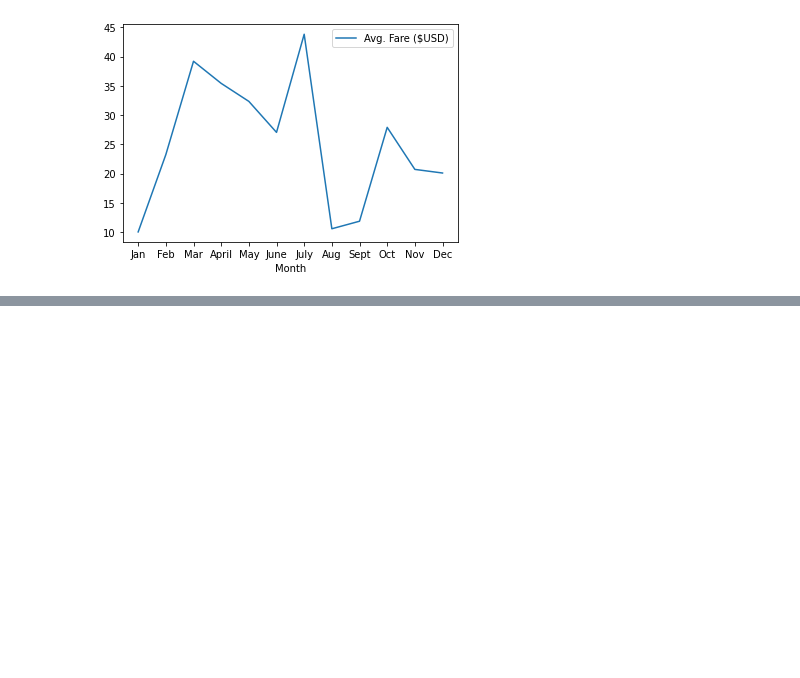
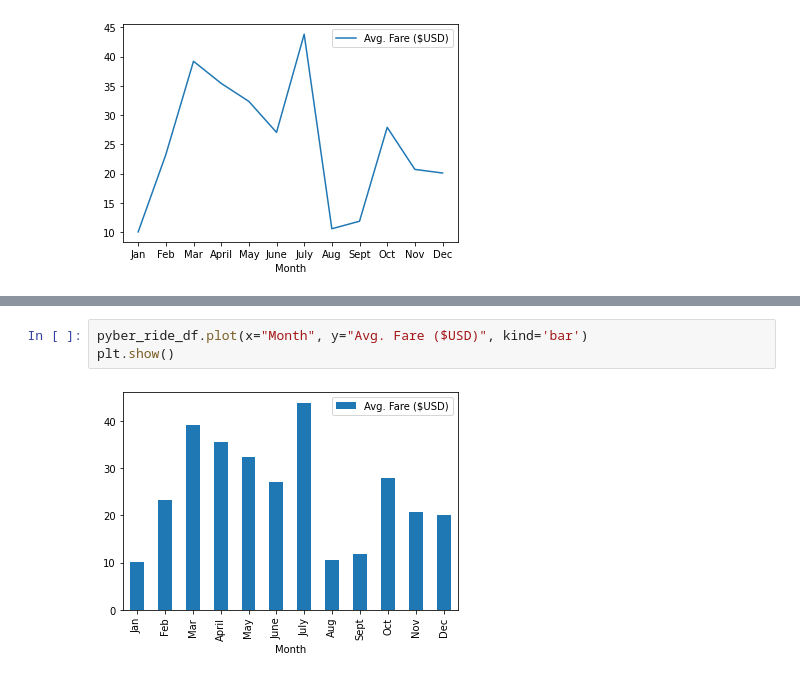
Before and after one commit to Tman5976/MatPlotLib_Analysis, a Jupyter notebook: Pyber_ride_data.ipynb, the cells around one changed output, grey strips where cells are left out. Cells and saved outputs as stored; diff of their text form; blank space fills up the shorter version.

```diff
--- a/Pyber_ride_data.ipynb
+++ b/Pyber_ride_data.ipynb
@@ -38,0 +45,5 @@ plt.show()
+# %%
+pyber_ride_df.plot(x="Month", y="Avg. Fare ($USD)", kind='bar')
+plt.show()
+# %% [output]
+[figure, added]
```
Also changed, not shown: parts of 4 cells of this notebook, 3 other files.
